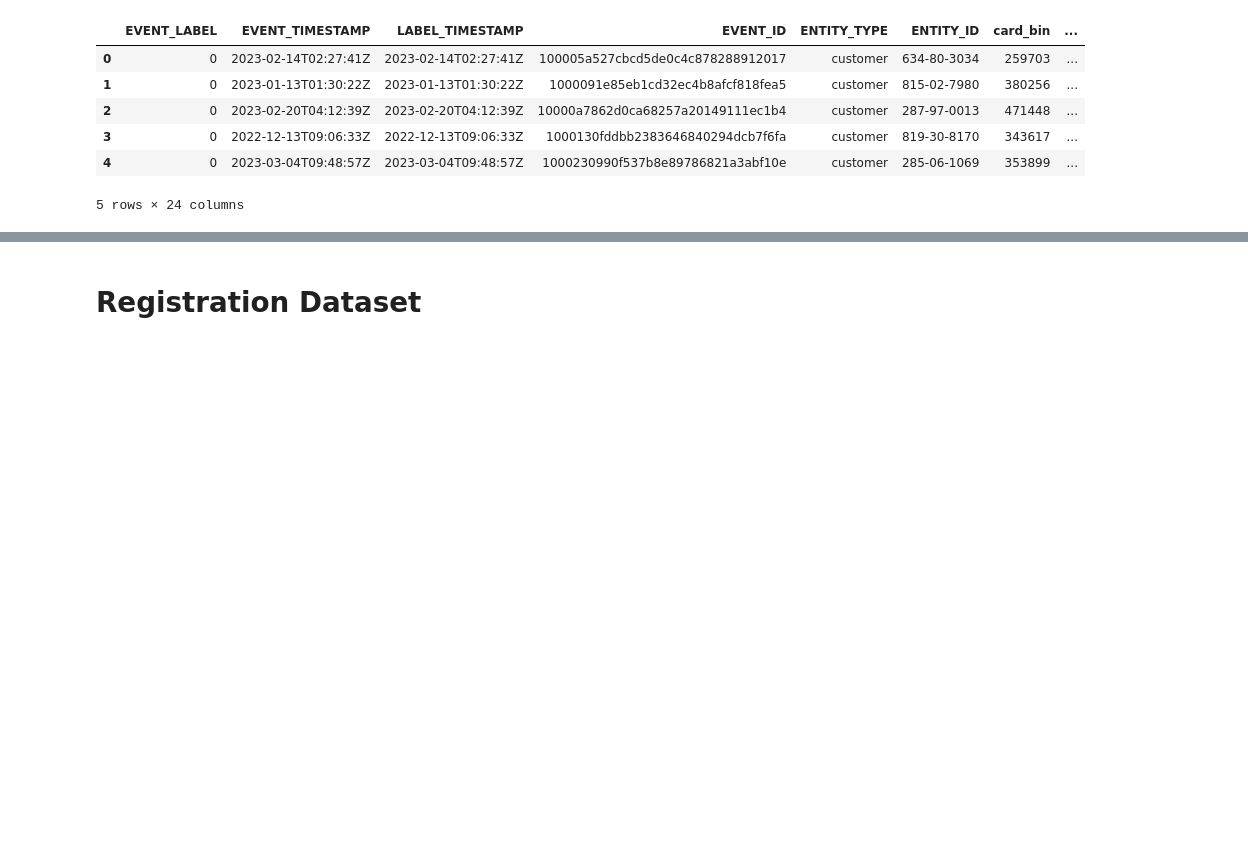
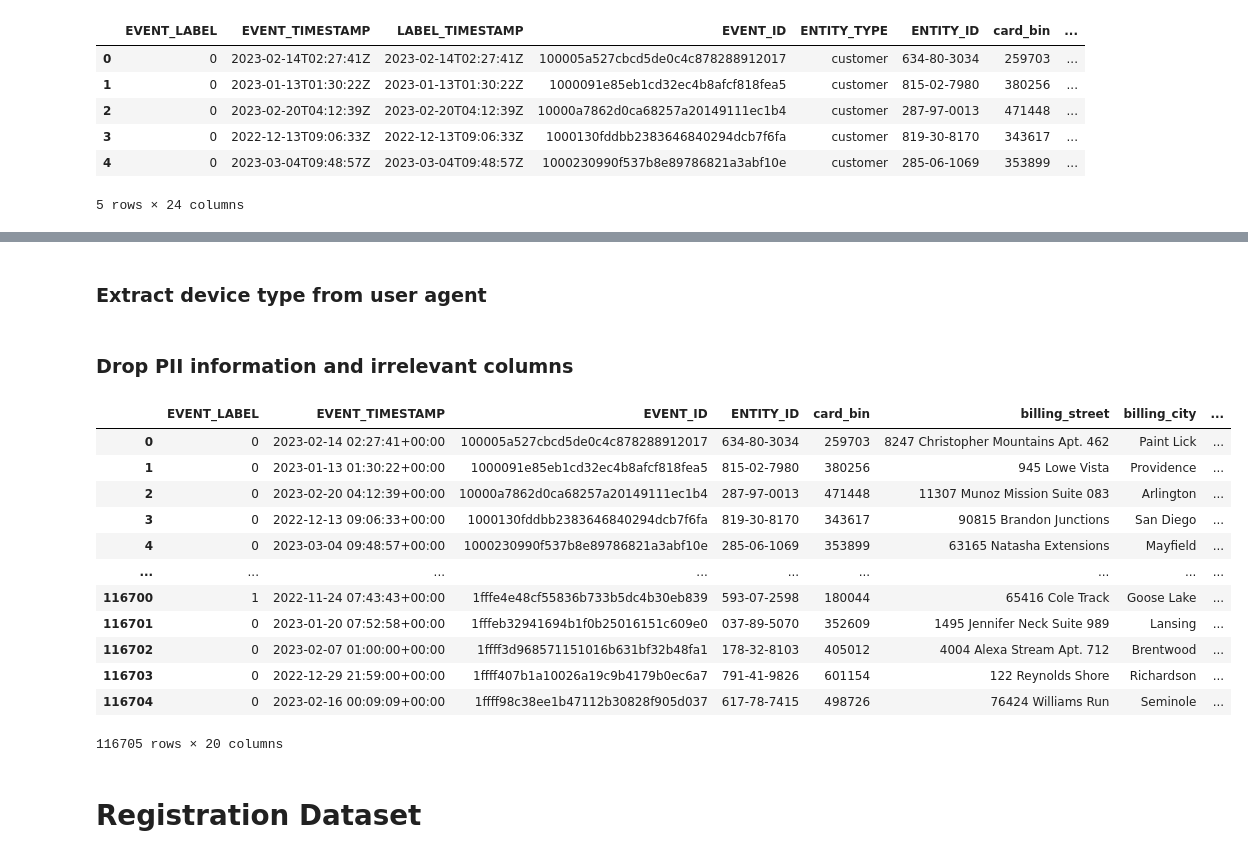
Before and after one commit to haonanah/DSA4263, a Jupyter notebook: jy_dev_eda_notebook.ipynb, the cells around one changed output, grey strips where cells are left out. Drawn from its saved outputs; the diff is of its cells as text; code cells hidden in the pictures; blank space fills up the shorter version.

```diff
--- a/jy_dev_eda_notebook.ipynb
+++ b/jy_dev_eda_notebook.ipynb
@@ -43,0 +83,7 @@ trans_df.head()
+# %%
+categorical_columns = ['billing_state', 'customer_job', 'product_category', 'payment_currency', 'merchant']
+label_encoders = {}
+for col in categorical_columns:
+    le = LabelEncoder()
+    trans_df_final[col] = le.fit_transform(trans_df_final[col])
+    label_encoders[col] = le
@@ -44,3 +92,29 @@ trans_df.head()
+# %%
+trans_df_final['email_domain'] = trans_df_final['customer_email'].apply(lambda x: urlparse(f"http://{x.split('@')[-1]}").netloc if pd.notnull(x) else 'unknown')
+# %% [markdown]
+### Extract device type from user agent
+# %%
+trans_df_final['is_mobile'] = trans_df_final['user_agent'].str.contains("Mobile|iPhone|Android", na=False).astype(int)
+# %% [markdown]
+### Drop PII information and irrelevant columns
+# %%
+trans_df_final.drop(['LABEL_TIMESTAMP','customer_name', 'billing_phone', 'customer_email', 'user_agent', 'ENTITY_TYPE'], axis=1, inplace=True)
+# %%
+trans_df_final
+# %% [output]
+|  | EVENT_LABEL | EVENT_TIMESTAMP | EVENT_ID | ENTITY_ID | card_bin | billing_street | billing_city | ... |
+| 0 | 0 | 2023-02-14 02:27:41+00:00 | 100005a527cbcd5de0c4c878288912017 | 634-80-3034 | 259703 | 8247 Christopher Mountains Apt. 462 | Paint Lick | ... |
+| 1 | 0 | 2023-01-13 01:30:22+00:00 | 1000091e85eb1cd32ec4b8afcf818fea5 | 815-02-7980 | 380256 | 945 Lowe Vista | Providence | ... |
+| 2 | 0 | 2023-02-20 04:12:39+00:00 | 10000a7862d0ca68257a20149111ec1b4 | 287-97-0013 | 471448 | 11307 Munoz Mission Suite 083 | Arlington | ... |
+| 3 | 0 | 2022-12-13 09:06:33+00:00 | 1000130fddbb2383646840294dcb7f6fa | 819-30-8170 | 343617 | 90815 Brandon Junctions | San Diego | ... |
+| 4 | 0 | 2023-03-04 09:48:57+00:00 | 1000230990f537b8e89786821a3abf10e | 285-06-1069 | 353899 | 63165 Natasha Extensions | Mayfield | ... |
+| ... | ... | ... | ... | ... | ... | ... | ... | ... |
+| 116700 | 1 | 2022-11-24 07:43:43+00:00 | 1fffe4e48cf55836b733b5dc4b30eb839 | 593-07-2598 | 180044 | 65416 Cole Track | Goose Lake | ... |
+| 116701 | 0 | 2023-01-20 07:52:58+00:00 | 1fffeb32941694b1f0b25016151c609e0 | 037-89-5070 | 352609 | 1495 Jennifer Neck Suite 989 | Lansing | ... |
+| 116702 | 0 | 2023-02-07 01:00:00+00:00 | 1ffff3d968571151016b631bf32b48fa1 | 178-32-8103 | 405012 | 4004 Alexa Stream Apt. 712 | Brentwood | ... |
+| 116703 | 0 | 2022-12-29 21:59:00+00:00 | 1ffff407b1a10026a19c9b4179b0ec6a7 | 791-41-9826 | 601154 | 122 Reynolds Shore | Richardson | ... |
+| 116704 | 0 | 2023-02-16 00:09:09+00:00 | 1ffff98c38ee1b47112b30828f905d037 | 617-78-7415 | 498726 | 76424 Williams Run | Seminole | ... |
+116705 rows × 20 columns
 # %% [markdown]
 # Registration Dataset
 # %%
```
Also changed, not shown: parts of 13 cells of this notebook.
